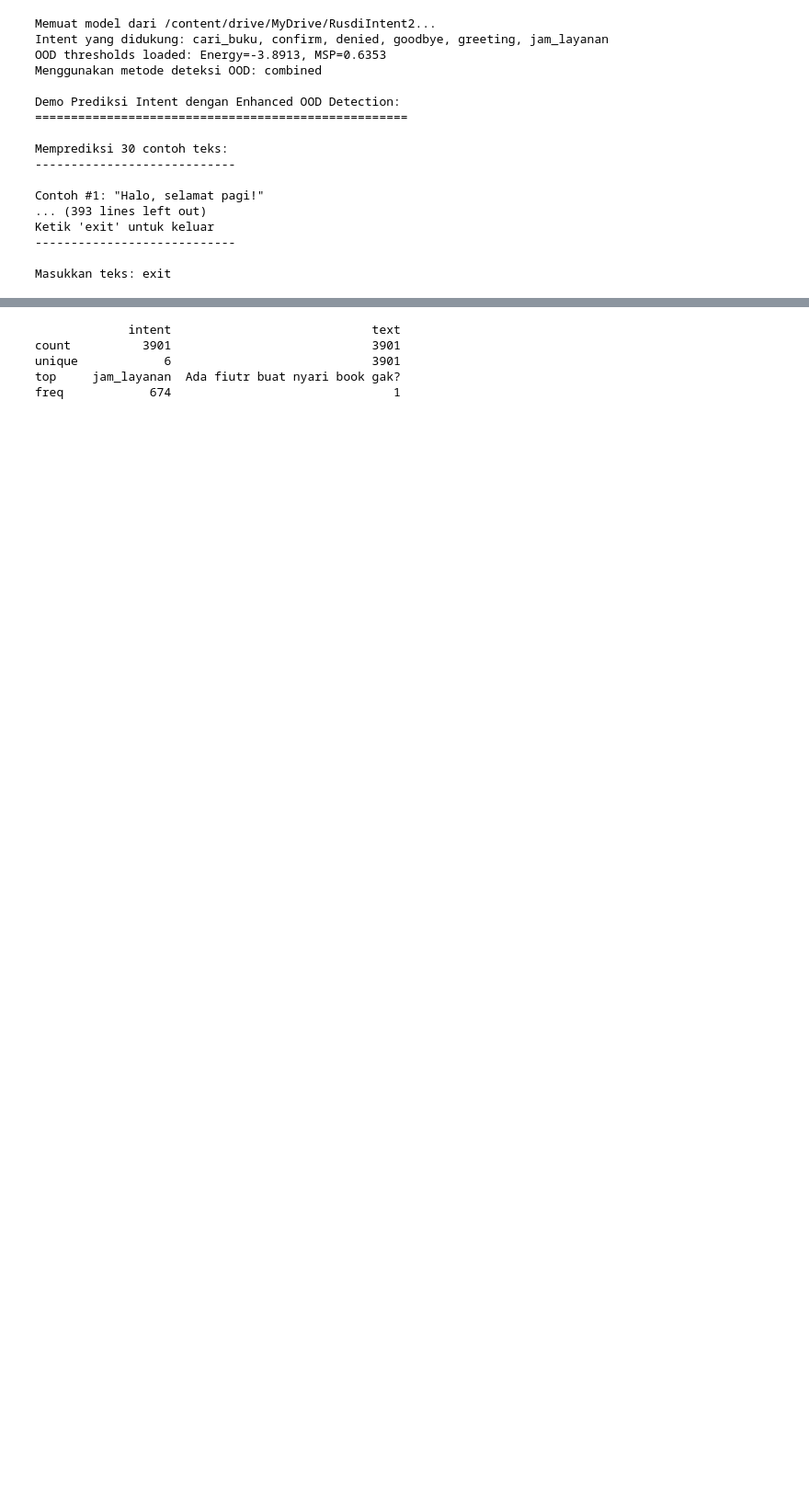
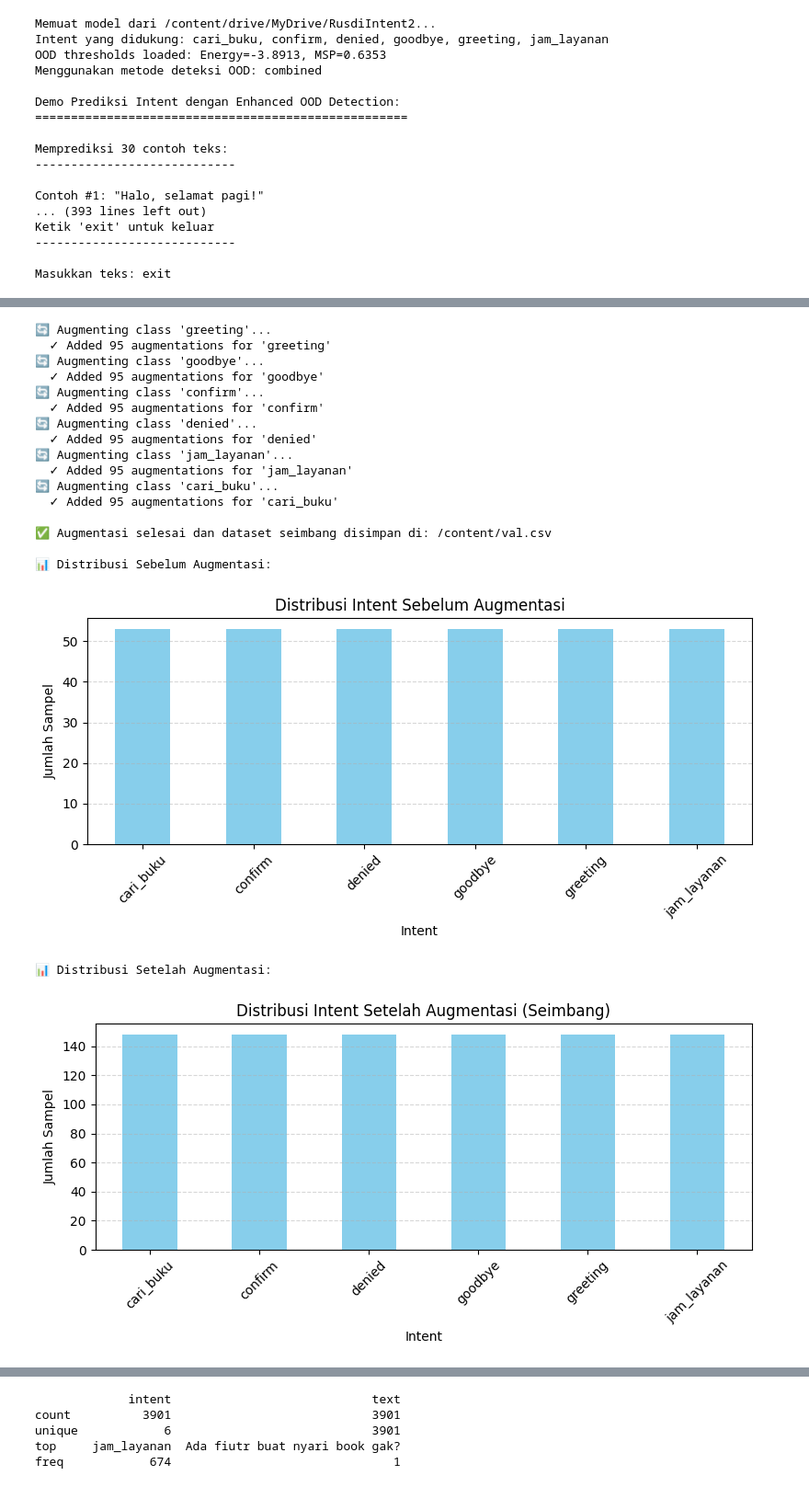
Before and after one commit to HaqTetsuya/rusdi-prototype-1, a Jupyter notebook: rusdi_prototype_7.ipynb, the cells around one changed output, grey strips where cells are left out. Shown: that part at 92% size. Cells and saved outputs as stored; diff of their text form; code cells hidden in the pictures; blank space fills up the shorter version.

```diff
--- a/rusdi_prototype_7.ipynb
+++ b/rusdi_prototype_7.ipynb
@@ -2361,13 +2376,13 @@ id_synonyms = {
 }
 
 # =========[ FILE PATHS ]=========
-PilihData = "train"  # @param ["train","val"]
+PilihData = "val"  # @param ["train","val"]
 if PilihData == "train":
     file_path = "/content/rusdi-prototype-1/val.xlsx"
     csv_path = "/content/train.csv"
     output_path_balanced = "/content/train.csv"
 elif PilihData == "val":
-    file_path = "/content/val.xlsx"
+    file_path = "/content/val.csv"
     csv_path = "/content/val.csv"
     output_path_balanced = "/content/val.csv"
 
@@ -2589,7 +2604,7 @@ def augment_data(text):
     return list(augmented)
 
 # =========[ BALANCED AUGMENTATION ]=========
-target_aug_per_class = 700  # Can be changed (e.g., 100 augmented per class)
+target_aug_per_class = 95  # Can be changed (e.g., 100 augmented per class)
 intent_buckets = defaultdict(list)
 
 # Group original data by intent
@@ -2626,33 +2641,53 @@ for intent, texts in intent_buckets.items():
 
     print(f"  ✓ Added {current_aug_count} augmentations for '{intent}'")
 
 # Combine original + augmented
 df_original = df[['text', 'intent']]
 df_augmented_balanced = pd.DataFrame(df_augmented_balanced, columns=["text", "intent"])
 df_final = pd.concat([df_original, df_augmented_balanced], ignore_index=True)
 
 # Save to CSV
 df_final.to_csv(output_path_balanced, index=False)
 print(f"\n✅ Augmentasi selesai dan dataset seimbang disimpan di: {output_path_balanced}")
 
 # =========[ PLOTTING DISTRIBUTIONS ]=========
 def plot_distribution(data, title):
     plt.figure(figsize=(8, 4))
     data['intent'].value_counts().sort_index().plot(kind='bar', color='skyblue')
     plt.title(title)
     plt.xlabel("Intent")
     plt.ylabel("Jumlah Sampel")
     plt.xticks(rotation=45)
     plt.grid(axis='y', linestyle='--', alpha=0.5)
     plt.tight_layout()
     plt.show()
 
 # Show before/after plots
 print("\n📊 Distribusi Sebelum Augmentasi:")
 plot_distribution(df_original, "Distribusi Intent Sebelum Augmentasi")
 
 print("\n📊 Distribusi Setelah Augmentasi:")
 plot_distribution(df_final, "Distribusi Intent Setelah Augmentasi (Seimbang)")
+# %% [output]
+🔄 Augmenting class 'greeting'...
+  ✓ Added 95 augmentations for 'greeting'
+🔄 Augmenting class 'goodbye'...
+  ✓ Added 95 augmentations for 'goodbye'
+🔄 Augmenting class 'confirm'...
+  ✓ Added 95 augmentations for 'confirm'
+🔄 Augmenting class 'denied'...
+  ✓ Added 95 augmentations for 'denied'
+🔄 Augmenting class 'jam_layanan'...
+  ✓ Added 95 augmentations for 'jam_layanan'
+🔄 Augmenting class 'cari_buku'...
+  ✓ Added 95 augmentations for 'cari_buku'
+
+✅ Augmentasi selesai dan dataset seimbang disimpan di: /content/val.csv
+
+📊 Distribusi Sebelum Augmentasi:
+[figure, added]
+📊 Distribusi Setelah Augmentasi:
+[figure, added]
 # %%
 # @title Teks judul default
 # prompt: the model already trained and saved to drive, but can i test the model without running thee training.
```
Also changed, not shown: parts of 7 cells of this notebook.
